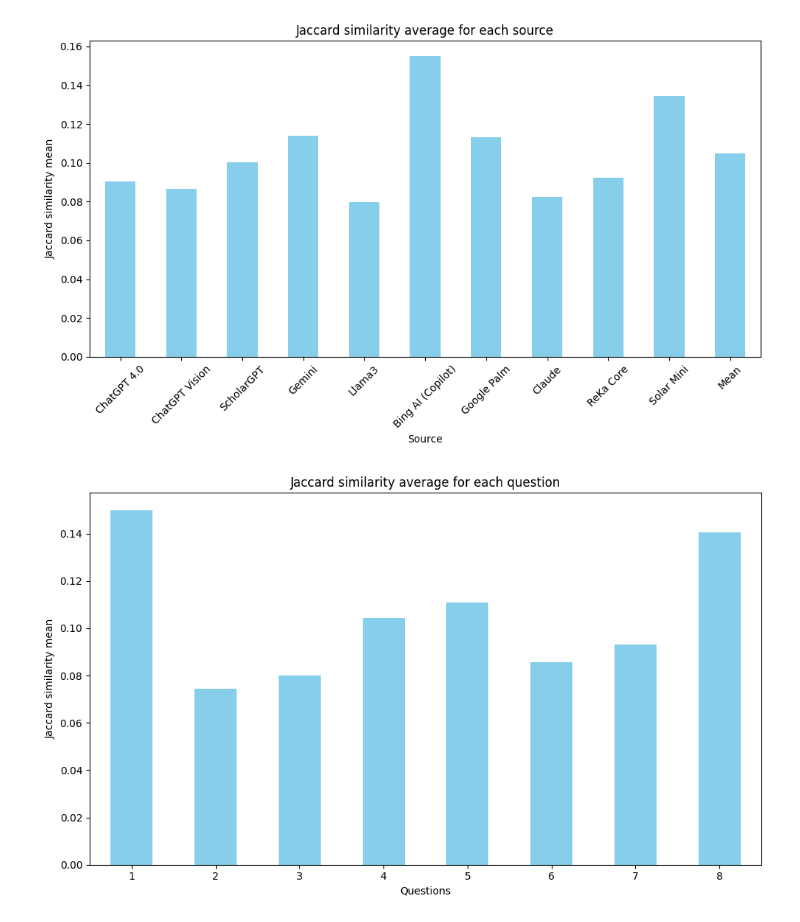
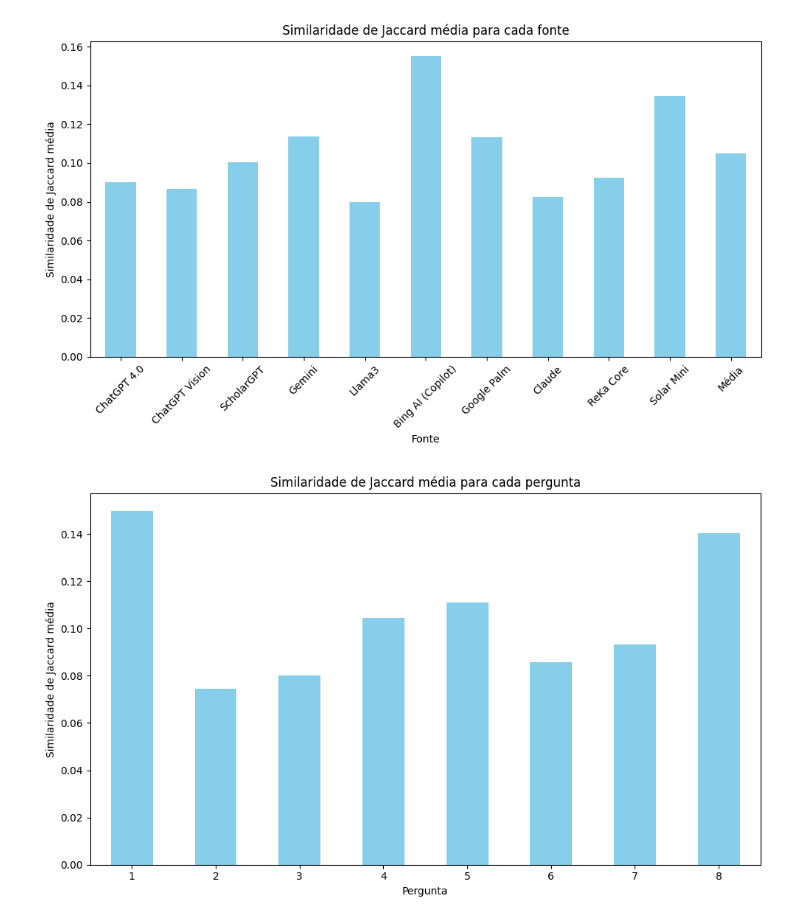
Before and after one commit to gskumlehn/autism-info-llm-comparison, a Jupyter notebook: jaccard_similarity.ipynb, the cells around one changed output. Drawn from its saved outputs; the diff is of its cells as text; code cells hidden in the pictures.

```diff
--- a/jaccard_similarity.ipynb
+++ b/jaccard_similarity.ipynb
@@ -49,7 +49,7 @@ similarity_df = pd.DataFrame(similarities)
 
 similarity_question_means = similarity_df.mean(axis=1)
 
-similarity_df["Mean"] =  similarity_question_means
+similarity_df["Média"] =  similarity_question_means
 
 print(similarity_df)
 # %% [output]
@@ -108,22 +108,22 @@ dtype: float64
 # %%
 plt.figure(figsize=(10, 6))
 similarity_means.plot(kind='bar', color='skyblue')
-plt.title('Jaccard similarity average for each source')
-plt.xlabel('Source')
-plt.ylabel('Jaccard similarity mean')
+plt.title('Similaridade de Jaccard média para cada fonte')
+plt.xlabel('Fonte')
+plt.ylabel('Similaridade de Jaccard média')
 plt.xticks(rotation=45)
 plt.tight_layout()
 plt.show()
 # %% [output]
-[figure, old version]
+[figure, new version]
 # %%
 plt.figure(figsize=(10, 6))
 similarity_question_means.plot(kind='bar', color='skyblue')
-plt.title('Jaccard similarity average for each question')
-plt.xlabel('Questions')
-plt.ylabel('Jaccard similarity mean')
+plt.title('Similaridade de Jaccard média para cada pergunta')
+plt.xlabel('Pergunta')
+plt.ylabel('Similaridade de Jaccard média')
 plt.xticks(ticks=range(8), labels=[str(i+1) for i in range(8)], rotation=0)
 plt.tight_layout()
 plt.show()
 # %% [output]
-[figure, old version]
+[figure, new version]
```
Also changed, not shown: parts of 4 cells of this notebook.
